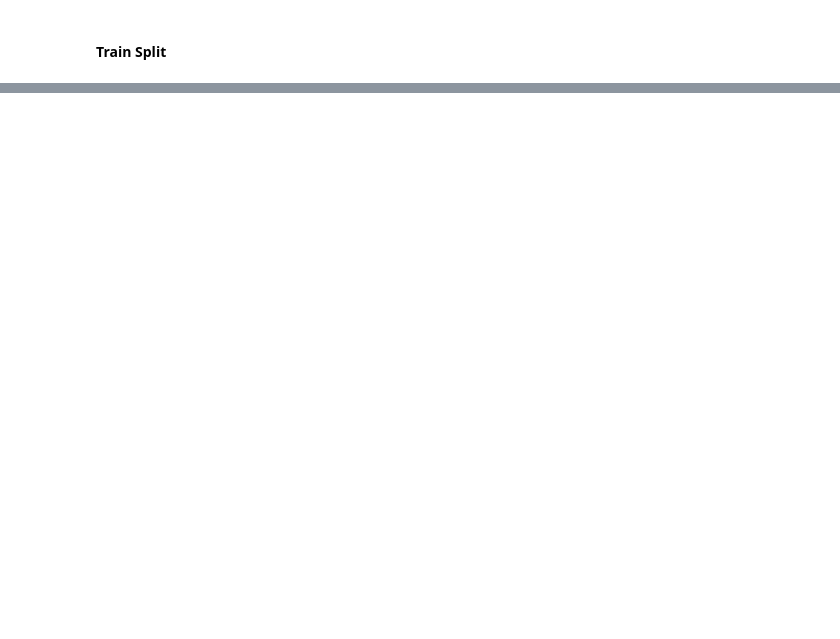
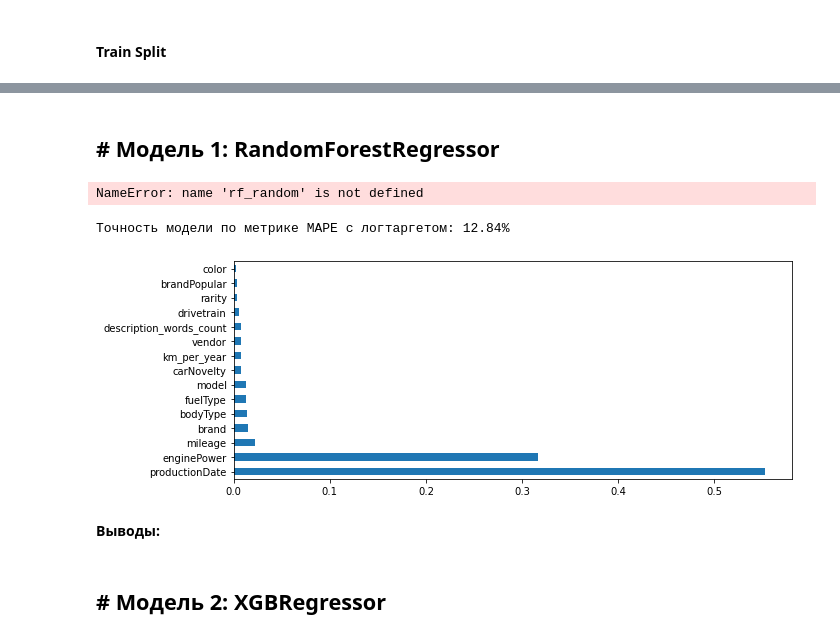
Before and after one commit to LudmilaGR/SF_DSPR_28_Gil, a Jupyter notebook: module_6/[SF-DST Car Price Prediction] Modelling DSPR-28 .ipynb, the cells around one changed output, grey strips where cells are left out. Drawn from its saved outputs; the diff is of its cells as text; code cells hidden in the pictures; blank space fills up the shorter version.

```diff
--- a/module_6/[SF-DST Car Price Prediction] Modelling DSPR-28 .ipynb
+++ b/module_6/[SF-DST Car Price Prediction] Modelling DSPR-28 .ipynb
@@ -3141,0 +140,3 @@ plt.show()
+# %%
+# Признаки - в train, метки - в train_labels
+fs = FeatureSelector(data = train, labels = train_labels)
@@ -3141,0 +202,3 @@ plt.show()
+# %%
+low_importance_features = fs.ops['low_importance']
+low_importance_features[:]
@@ -3141,0 +209,2 @@ plt.show()
+# %%
+data.drop(low_importance_features[:], axis=1, inplace=True)
@@ -3284,0 +346,2 @@ Requirement already satisfied: pyparsing>=2.0.2 in /Users/yuliyagil/opt/anaconda
+# %% [markdown]
+## # Модель 1: RandomForestRegressor
@@ -3285,3 +387,42 @@ Requirement already satisfied: pyparsing>=2.0.2 in /Users/yuliyagil/opt/anaconda
+# %%
+best_rfr = rf_random.best_estimator_
+# %% [output]
+NameError: name 'rf_random' is not defined
+# %%
+#best_rfr = rf_random.best_estimator_
+best_rfr = RandomForestRegressor(random_state=RANDOM_SEED
+                      , n_estimators=300
+                      , min_samples_split=2
+                      , min_samples_leaf=1
+                      , max_features='auto'
+                      , max_depth=None
+                      , bootstrap=True)
+
+# best_rfr.fit(X_train, y_train)
+best_rfr.fit(X_train, np.log(y_train))
+
+# predict_rfr = best_rfr.predict(X_test)
+predict_rfr = np.exp(best_rfr.predict(X_test))
+print(
+    f"Точность модели по метрике MAPE с логтаргетом: {(mape(y_test, predict_rfr))*100:0.2f}%")
+# Точность модели по метрике MAPE с логтаргетом: 13.25%
+# на kaggle скор 11.9975 (21 место)
+
+# с удалением признаков на каггл не отправляла
+# Точность модели по метрике MAPE с логтаргетом: 13.24%
+# %% [output]
+Точность модели по метрике MAPE с логтаргетом: 12.84%
+# %%
+# в RandomForestRegressor есть возможность вывести самые важные признаки для модели
+plt.rcParams['figure.figsize'] = (10,4)
+feat_importances = pd.Series(best_rfr.feature_importances_, index=X.columns)
+feat_importances.nlargest(15).plot(kind='barh');
+# %% [output]
+[figure, added]
+# %% [markdown]
+**Выводы:**
+# %% [markdown]
+## # Модель 2: XGBRegressor
 # %%
 !pip install xgboost
 # %% [output]
```
Also changed, not shown: parts of 569 cells of this notebook, 3 other files.
